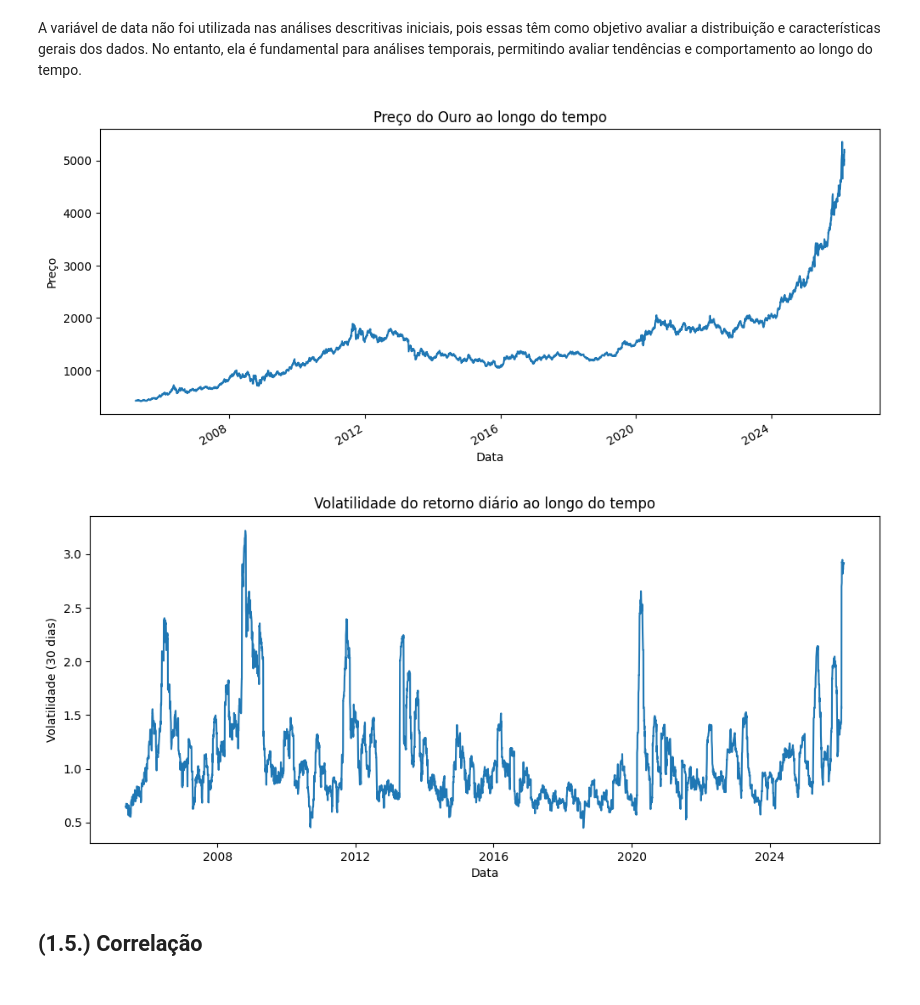
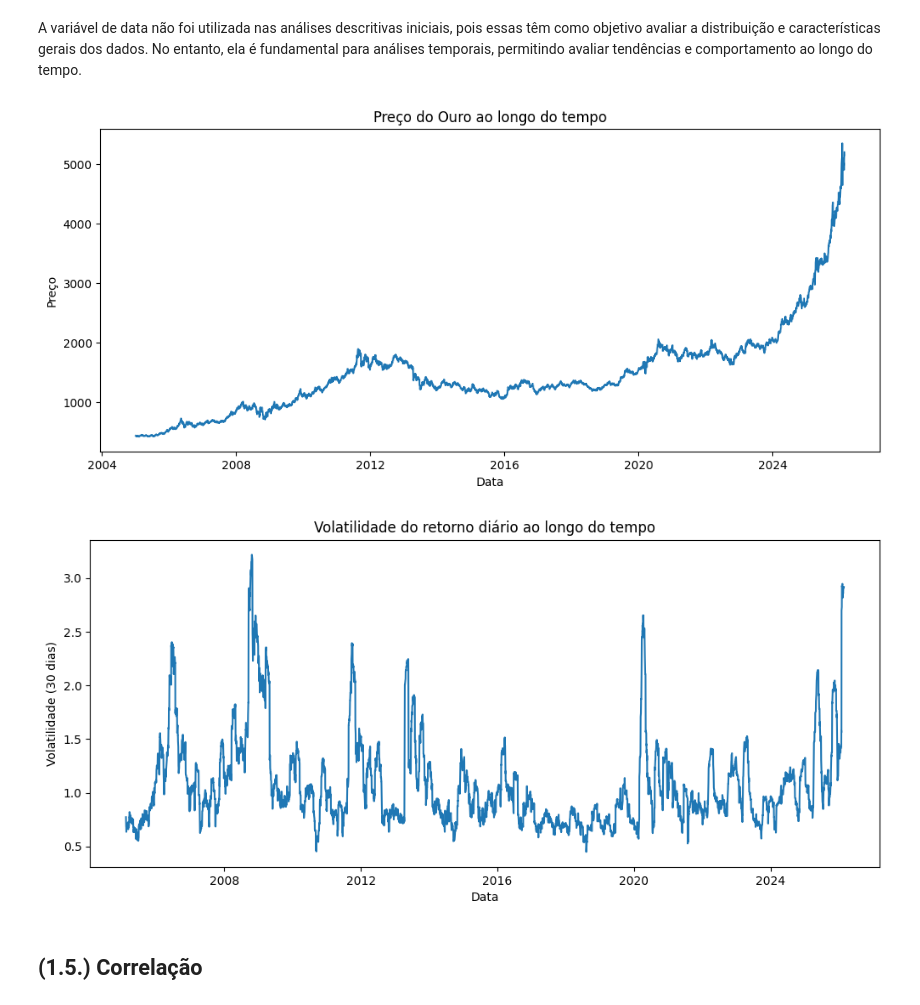
Before and after one commit to lalipedrozo/PUC_MVP_Analise_de_Dados, a Jupyter notebook: PUC_MVP_Analise_de_Dados.ipynb, the cells around one changed output. Drawn from its saved outputs; the diff is of its cells as text; code cells hidden in the pictures.

```diff
--- a/PUC_MVP_Analise_de_Dados.ipynb
+++ b/PUC_MVP_Analise_de_Dados.ipynb
@@ -361,37 +354,43 @@ Nota-se que os retornos estão concentrados próximos de zero, enquanto o preço
 A variável de data não foi utilizada nas análises descritivas iniciais, pois essas têm como objetivo avaliar a distribuição e características gerais dos dados. No entanto, ela é fundamental para análises temporais, permitindo avaliar tendências e comportamento ao longo do tempo.
 # %%
 #Preço do ouro ao longo do tempo
-df.index = pd.to_datetime(df.index)
-df = df.sort_index()
-import matplotlib.pyplot as plt
-df['Price'].plot(figsize=(12,5))
+# garantir formato de data
+df['Date'] = pd.to_datetime(df['Date'])
+
+# ordenar por data
+df = df.sort_values('Date')
+
+# plot correto (usando a coluna de data explicitamente)
+plt.figure(figsize=(12,5))
+plt.plot(df['Date'], df['Price'])
+
 plt.title('Preço do Ouro ao longo do tempo')
 plt.xlabel('Data')
 plt.ylabel('Preço')
 plt.show()
 # %% [output]
-[figure, old version]
+[figure, new version]
 # %%
 #Volatilidade do retorno diário ao longo do tempo
-import matplotlib.pyplot as plt
+# 1. garantir formato de data correto
+df['Date'] = pd.to_datetime(df['Date'])
 
-# garantir índice temporal
-df.index = pd.to_datetime(df.index)
-df = df.sort_index()
+# 2. ordenar cronologicamente
+df = df.sort_values('Date')
 
-# calcular volatilidade
+# 3. calcular volatilidade (rolling 30 dias)
 vol = df['Change %'].rolling(30).std()
 
-# plot
+# 4. plot correto usando a coluna Date (evita erro de índice)
 plt.figure(figsize=(12,5))
-plt.plot(df.index, vol)
+plt.plot(df['Date'], vol)
 
 plt.title('Volatilidade do retorno diário ao longo do tempo')
 plt.xlabel('Data')
 plt.ylabel('Volatilidade (30 dias)')
 plt.show()
 # %% [output]
-[figure, old version]
+[figure, new version]
 # %% [markdown]
 ## (1.5.) Correlação
 # %% [markdown]
```
Also changed, not shown: parts of 46 cells of this notebook.
